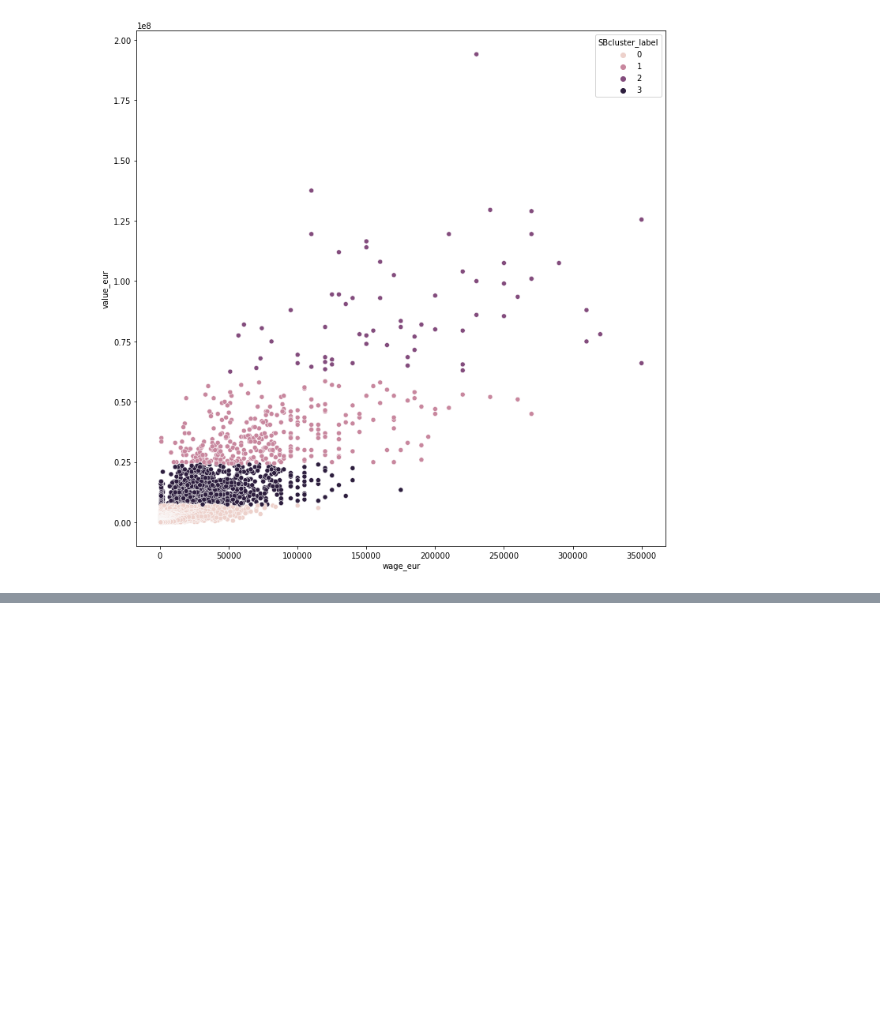
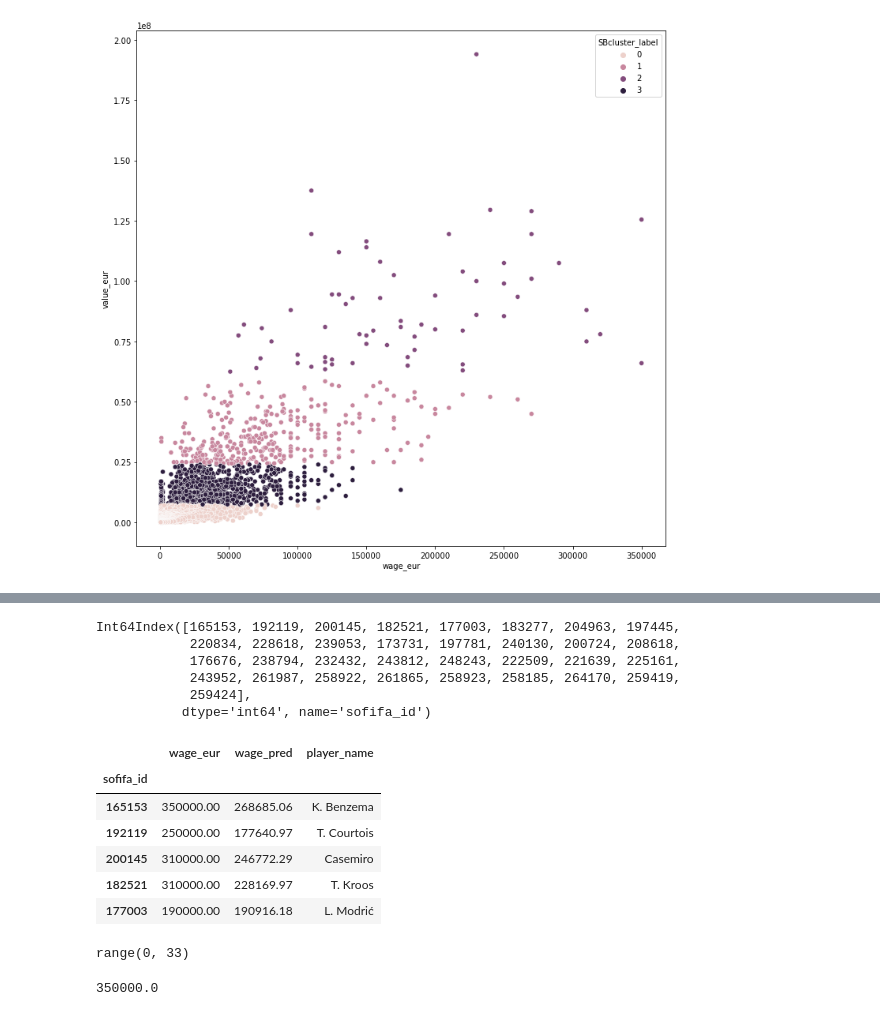
Before and after one commit to ironhack-bcn-data-pt/PR06-Machine-Learning-Group-Project, a Jupyter notebook: LazyModels.ipynb, the cells around one changed output, grey strips where cells are left out. Drawn from its saved outputs; the diff is of its cells as text; code cells hidden in the pictures; blank space fills up the shorter version.

```diff
--- a/LazyModels.ipynb
+++ b/LazyModels.ipynb
@@ -700,0 +750,37 @@ plt.show()
+# %%
+df_M = pd.DataFrame(y_Madrid)
+# %%
+df_M['wage_pred'] = Madrid_pred
+# %%
+X_Madrid.index
+# %% [output]
+Int64Index([165153, 192119, 200145, 182521, 177003, 183277, 204963, 197445,
+            220834, 228618, 239053, 173731, 197781, 240130, 200724, 208618,
+            176676, 238794, 232432, 243812, 248243, 222509, 221639, 225161,
+            243952, 261987, 258922, 261865, 258923, 258185, 264170, 259419,
+            259424],
+           dtype='int64', name='sofifa_id')
+# %%
+df_M['player_name'] = df.loc[[165153, 192119, 200145, 182521, 177003, 183277, 204963, 197445,
+            220834, 228618, 239053, 173731, 197781, 240130, 200724, 208618,
+            176676, 238794, 232432, 243812, 248243, 222509, 221639, 225161,
+            243952, 261987, 258922, 261865, 258923, 258185, 264170, 259419,
+            259424]]['short_name'].values
+# %%
+df_M.head()
+# %% [output]
+|  | wage_eur | wage_pred | player_name |
+| sofifa_id |  |  |  |
+| 165153 | 350000.00 | 268685.06 | K. Benzema |
+| 192119 | 250000.00 | 177640.97 | T. Courtois |
+| 200145 | 310000.00 | 246772.29 | Casemiro |
+| 182521 | 310000.00 | 228169.97 | T. Kroos |
+| 177003 | 190000.00 | 190916.18 | L. Modrić |
+# %%
+range(df_M.shape[0])
+# %% [output]
+range(0, 33)
+# %%
+df_M.wage_eur.iloc[0]
+# %% [output]
+350000.0
```
Also changed, not shown: parts of 40 cells of this notebook, 2 other files.
